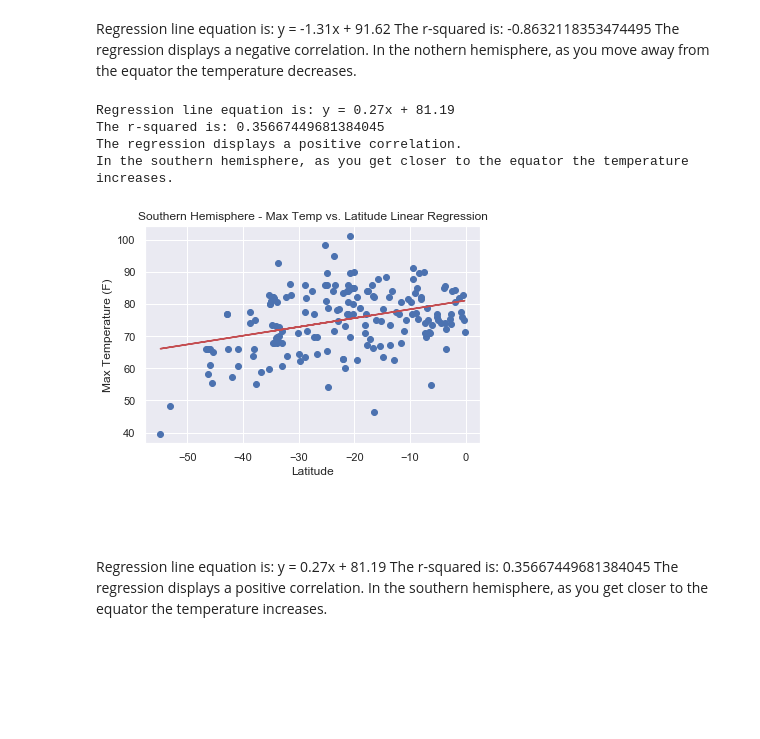
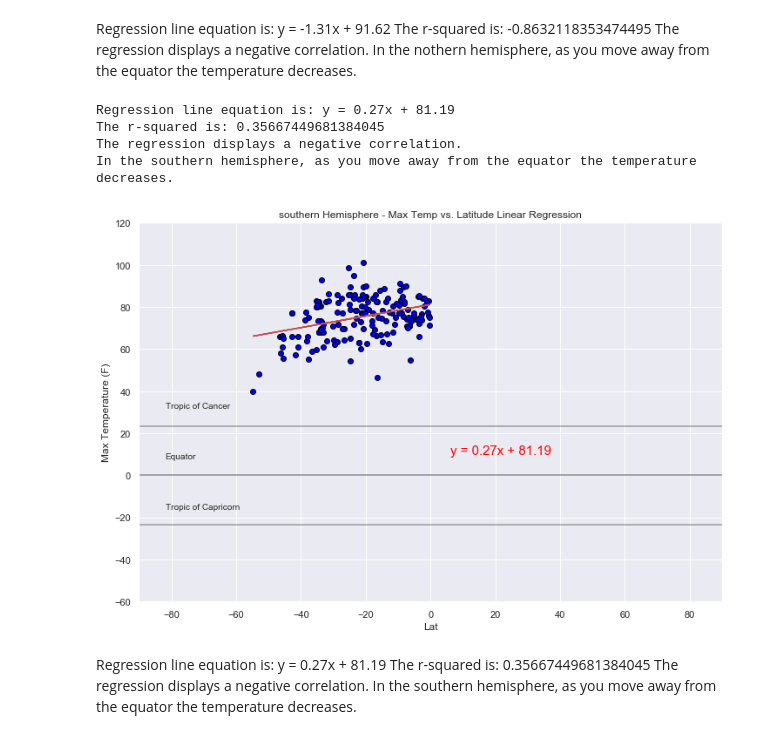
Before and after one commit to pharmon9847/python_api_challenge, a Jupyter notebook: WeatherPy/Weather.ipynb, the cells around one changed output. Cells and saved outputs as stored; diff of their text form; code cells hidden in the pictures; blank space fills up the shorter version.

Commit message:
commit final code and graphs

```diff
--- a/WeatherPy/Weather.ipynb
+++ b/WeatherPy/Weather.ipynb
@@ -395,33 +359,42 @@ In the nothern hemisphere, as you move away from the equator the temperature dec
 # %%
 # create linear regression chart for Southern Hemisphere Temp vs. Latitude
 x_values = pd.to_numeric(southern_df['Lat']).astype(float)
 y_values = pd.to_numeric(southern_df['Max Temp']).astype(float)
 (slope, intercept, rvalue, pvalue, stderr) = linregress(x_values, y_values)
 regress_values = x_values * slope + intercept
 line_eq = "y = " + str(round(slope,2)) + "x + " + str(round(intercept,2))
 print(f"Regression line equation is: {line_eq}")
-plt.scatter(x_values,y_values)
+plt.figure(figsize = (12,8))
+plt.scatter(x_values, y_values, marker='o', facecolors='blue', edgecolors='black')
 plt.plot(x_values,regress_values,"r-")
 plt.annotate(line_eq,(6,10),fontsize=15,color="red")
-plt.xlabel('Latitude')
+plt.xlim(-90,90)
+plt.ylim(-60,120)
+plt.xlabel('Lat')
 plt.ylabel('Max Temperature (F)')
-plt.title('Southern Hemisphere - Max Temp vs. Latitude Linear Regression')
+plt.axhline(0, c='k', alpha = .5)
+plt.axhline(23.5, c='k', alpha = .4)
+plt.axhline(-23.5, c='k', alpha = .4)
+plt.gcf().text(.16,.41,"Equator", fontsize=10)
+plt.gcf().text(.16,.51,"Tropic of Cancer", fontsize=10)
+plt.gcf().text(.16,.31,"Tropic of Capricorn", fontsize=10)
+plt.title('southern Hemisphere - Max Temp vs. Latitude Linear Regression')
 print(f"The r-squared is: {rvalue}")
-print("The regression displays a positive correlation.")
-print("In the southern hemisphere, as you get closer to the equator the temperature increases.")
+print("The regression displays a negative correlation.")
+print("In the southern hemisphere, as you move away from the equator the temperature decreases.")
 plt.savefig("figures/fig7.png")
 plt.show()
 # %% [output]
 Regression line equation is: y = 0.27x + 81.19
 The r-squared is: 0.35667449681384045
-The regression displays a positive correlation.
-In the southern hemisphere, as you get closer to the equator the temperature increases.
+The regression displays a negative correlation.
+In the southern hemisphere, as you move away from the equator the temperature decreases.
-[figure, old version]
+[figure, new version]
 # %% [markdown]
 Regression line equation is: y = 0.27x + 81.19
 The r-squared is: 0.35667449681384045
-The regression displays a positive correlation.
-In the southern hemisphere, as you get closer to the equator the temperature increases.
+The regression displays a negative correlation.
+In the southern hemisphere, as you move away from the equator the temperature decreases.
 # %%
 # create linear regression chart for Northern Hemisphere Humidity vs. Latitude
 x_values = pd.to_numeric(northern_df['Lat']).astype(float)
```
Also changed, not shown: parts of 34 cells of this notebook, 15 other files.
